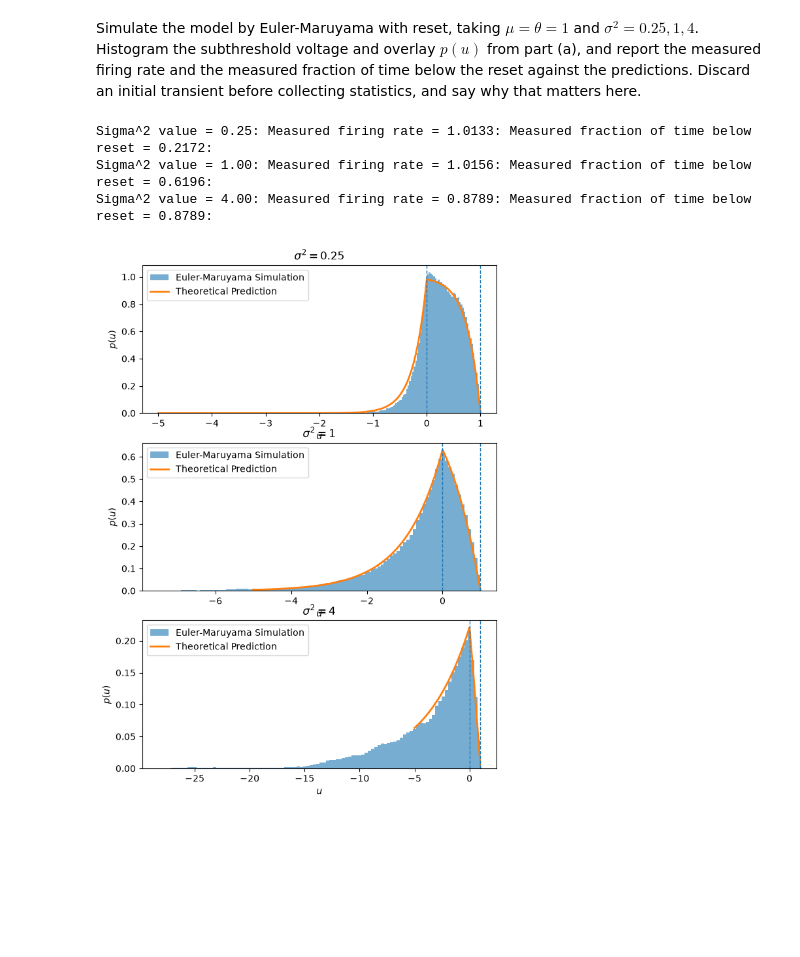
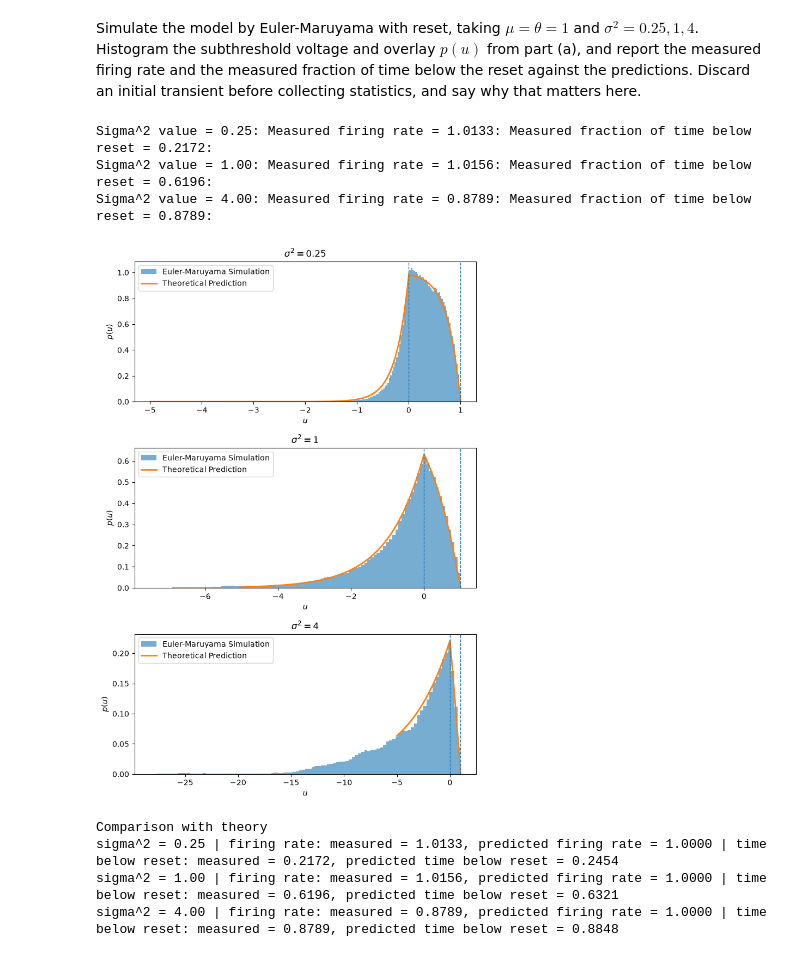
Before and after one commit to lmayo15/CompNeuro2026, a Jupyter notebook: Homework 2/HW2_5c.ipynb, the cells around one changed output. Drawn from its saved outputs; the diff is of its cells as text; code cells hidden in the pictures; blank space fills up the shorter version.

Commit message:
fixed vertical whitespace issue on figures

```diff
--- a/Homework 2/HW2_5c.ipynb
+++ b/Homework 2/HW2_5c.ipynb
@@ -55,6 +55,7 @@ for sigma_sq in sigma_sq_values:
 
 # build histogram
 fig, axes = plt.subplots(3, 1, figsize = (7, 10))
+plt.tight_layout(h_pad = 4)
 u = np.linspace(-5, theta, 1000)
 
 for axis, sigma_sq in zip(axes, sigma_sq_values):
@@ -67,31 +68,50 @@ for axis, sigma_sq in zip(axes, sigma_sq_values):
         1 - np.exp(mu * (u - theta) / sigma_sq)
     )
 
     axis.hist(
         u_histogram,
         bins = 100,
         density = True,
         alpha = 0.6,
         label = "Euler-Maruyama Simulation"
     )
 
     axis.plot(
         u,
         pu_theory,
         linewidth = 2,
         label = "Theoretical Prediction"
     )
 
     axis.axvline(0, linestyle = "--", linewidth = 1)
     axis.axvline(theta, linestyle = "--", linewidth = 1)
     axis.set_title(rf"$\sigma^2 = {sigma_sq}$")
     axis.set_xlabel("$u$")
     axis.set_ylabel("$p(u)$")
     axis.legend()
 
 plt.show()
+
+# Compare experimental and theoretical
+print("Comparison with theory")
+for sigma_sq in sigma_sq_values:
+        _, firing, below0 = results[sigma_sq]
+        firing_theory = mu / theta
+        below0_theory = sigma_sq / (mu * theta) * (1 - np.exp(-mu * theta / sigma_sq))
+
+        print(
+            f"sigma^2 = {sigma_sq:.2f} | "
+            f"firing rate: measured = {firing:.4f}, "
+            f"predicted firing rate = {firing_theory:.4f} | "
+            f"time below reset: measured = {below0:.4f}, "
+            f"predicted time below reset = {below0_theory:.4f}"
+        )
 # %% [output]
 Sigma^2 value = 0.25: Measured firing rate = 1.0133: Measured fraction of time below reset = 0.2172:
 Sigma^2 value = 1.00: Measured firing rate = 1.0156: Measured fraction of time below reset = 0.6196:
 Sigma^2 value = 4.00: Measured firing rate = 0.8789: Measured fraction of time below reset = 0.8789:
-[figure, old version]
+[figure, new version]
+Comparison with theory
+sigma^2 = 0.25 | firing rate: measured = 1.0133, predicted firing rate = 1.0000 | time below reset: measured = 0.2172, predicted time below reset = 0.2454
+sigma^2 = 1.00 | firing rate: measured = 1.0156, predicted firing rate = 1.0000 | time below reset: measured = 0.6196, predicted time below reset = 0.6321
+sigma^2 = 4.00 | firing rate: measured = 0.8789, predicted firing rate = 1.0000 | time below reset: measured = 0.8789, predicted time below reset = 0.8848
```
